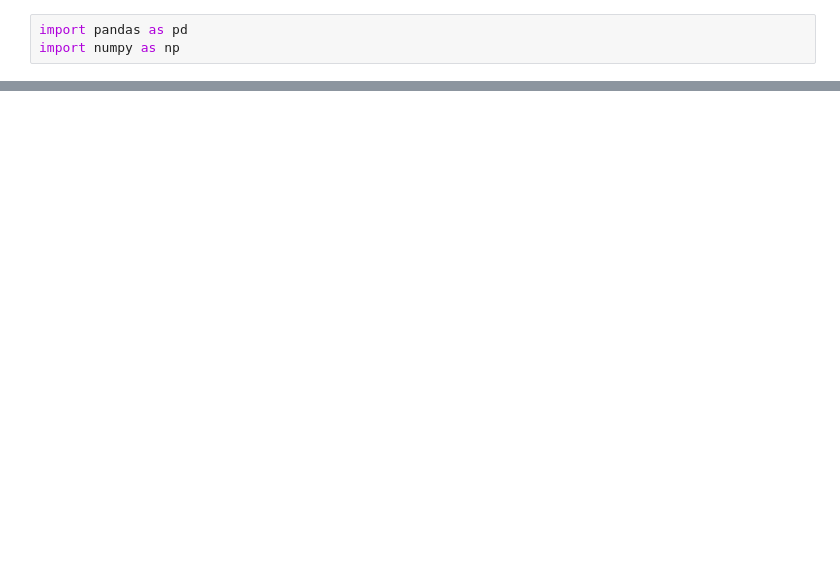
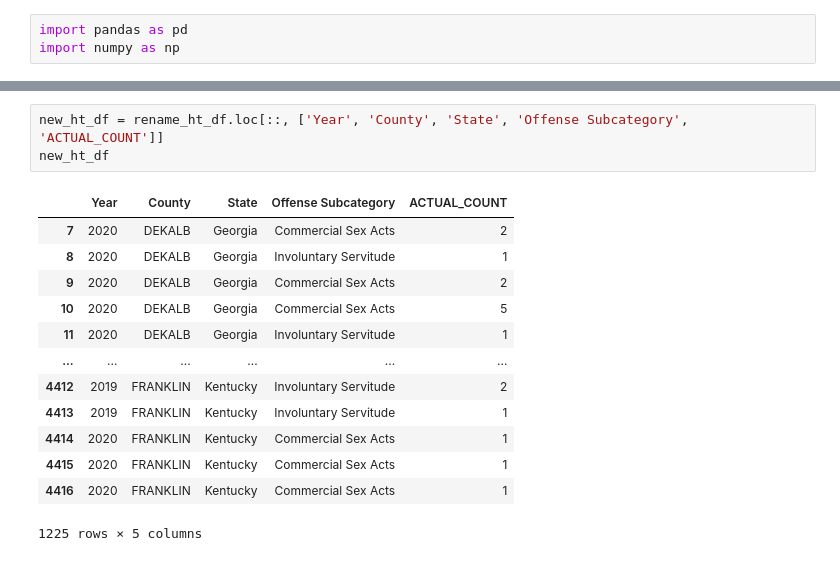
Before and after one commit to bakeralexan/human-trafficking, a Jupyter notebook: Human Trafficking.ipynb, the cells around one changed output, grey strips where cells are left out. Saved outputs shown, nothing was run; the diff lists cells and outputs as text; blank space fills up the shorter version.

```diff
--- a/Human Trafficking.ipynb
+++ b/Human Trafficking.ipynb
@@ -66,0 +87,17 @@ rename_ht_df
+# %%
+new_ht_df = rename_ht_df.loc[::, ['Year', 'County', 'State', 'Offense Subcategory', 'ACTUAL_COUNT']]
+new_ht_df
+# %% [output]
+|  | Year | County | State | Offense Subcategory | ACTUAL_COUNT |
+| 7 | 2020 | DEKALB | Georgia | Commercial Sex Acts | 2 |
+| 8 | 2020 | DEKALB | Georgia | Involuntary Servitude | 1 |
+| 9 | 2020 | DEKALB | Georgia | Commercial Sex Acts | 2 |
+| 10 | 2020 | DEKALB | Georgia | Commercial Sex Acts | 5 |
+| 11 | 2020 | DEKALB | Georgia | Involuntary Servitude | 1 |
+| ... | ... | ... | ... | ... | ... |
+| 4412 | 2019 | FRANKLIN | Kentucky | Involuntary Servitude | 2 |
+| 4413 | 2019 | FRANKLIN | Kentucky | Involuntary Servitude | 1 |
+| 4414 | 2020 | FRANKLIN | Kentucky | Commercial Sex Acts | 1 |
+| 4415 | 2020 | FRANKLIN | Kentucky | Commercial Sex Acts | 1 |
+| 4416 | 2020 | FRANKLIN | Kentucky | Commercial Sex Acts | 1 |
+1225 rows × 5 columns
```
Also changed, not shown: parts of 20 cells of this notebook.
